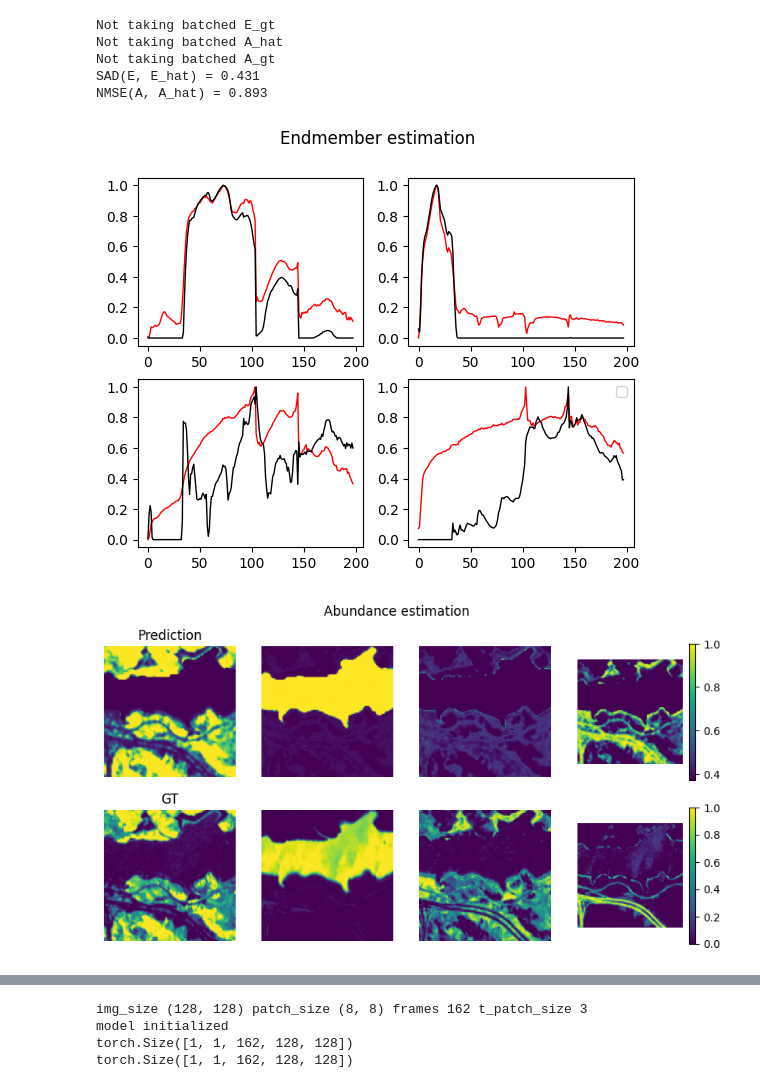
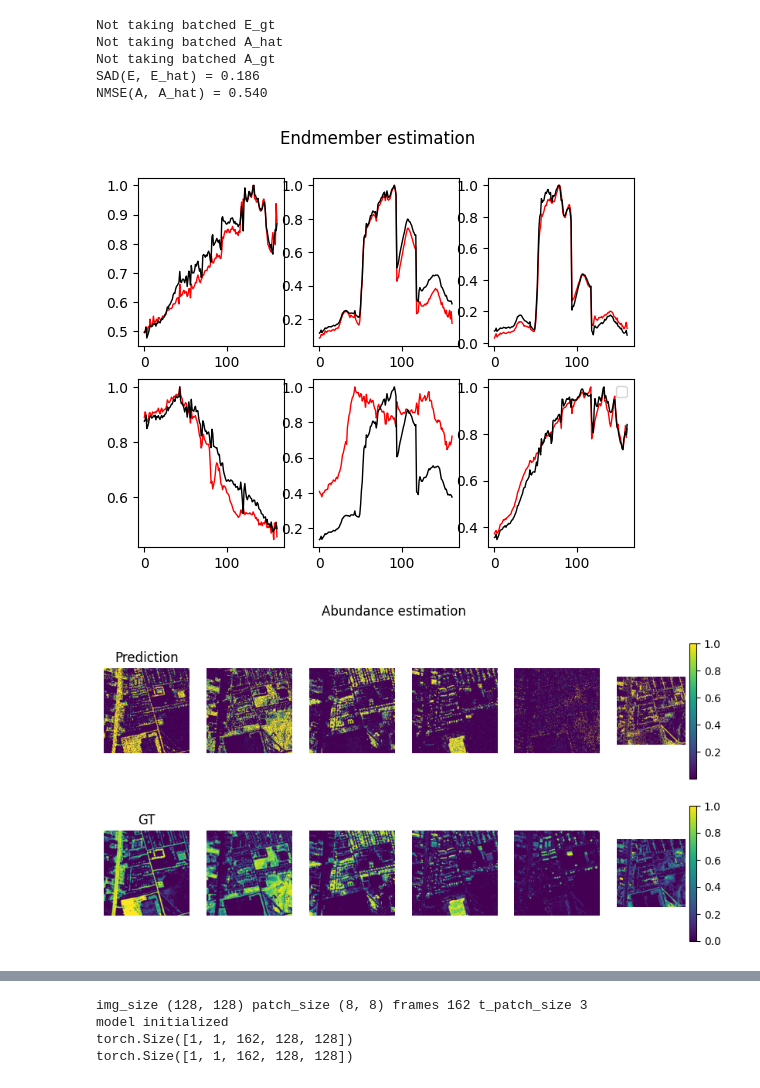
Before and after one commit to edabier/SS-HSU_benchmark, a Jupyter notebook: testing_models.ipynb, the cells around one changed output, grey strips where cells are left out. Cells and saved outputs as stored; diff of their text form; code cells hidden in the pictures.

```diff
--- a/testing_models.ipynb
+++ b/testing_models.ipynb
@@ -20,7 +21,7 @@ else:
     print(f"{torch.cuda.is_available()}")
     dev = "cpu"
 # %%
-dataset = "jasper"
+dataset = "urban"
 data = io.loadmat(f"datasets/{dataset}.mat")
 Y_flat = torch.tensor(data["Y"], dtype=torch.float32)
 Y_flat = utils.normalize(Y_flat)
@@ -34,15 +35,8 @@ B = Y.shape[0]
 H = Y.shape[-1]
 Y = Y.to(torch.float32)
 Y = Y.unsqueeze(0)
-# A = A.unsqueeze(0)
-# Y = Y/torch.max(Y, dim=0)
 
 with open(f"/home/ids/edabier/HSU/SS-HSU_benchmark/datasets/{dataset}_wavelength", "r") as file:
     lines = file.readlines()
     wavelengths = [float(line.strip()) for line in lines if line.strip()]
-
-# model = rsfm.Foundation_model(model_name="DOFA", channels=B, patch_size=patch_size, im_size=H, n_em=c, wavelengths=wavelengths)
-# model.get_adapter_size()
-# F = model.get_features(Y)
-# print(F.shape)
 # %%
@@ -259,24 +214,24 @@ utils.compare_hsis(Y, Y_hat)
 # %%
 # if model.__class__.__name__ == "DeepTrans":
 #     E_hat, A_hat, Y_hat = model(Y)
 #     Y_hat = utils.oneD_to_2d(Y_hat)
 #     A_hat = utils.oneD_to_2d(A_hat)
 # else:
 #     E_hat, A_hat, Y_hat = model(features)
 # if model.__class__.__name__ == "DeepTransDOFA":
 #     A_hat = utils.oneD_to_2d(A_hat)
 if fm_name == "DOFA":
     E_hat, A_hat, Y_hat = model(features)
 elif fm_name == "HyperFree":
     E_hat, A_hat, Y_hat = model(features)
 else:
-    E_hat, A_hat, Y_hat = rsfm.unmix_full_image_hypersigma(Y, model, c, patch_size=patch_size)
+    E_hat, A_hat, Y_hat = rsfm.unmix_full_image_hypersigma(Y, model, fm, c, patch_size=patch_size)
 utils.plot_results(E_hat, A_hat, A, E, normalize_E=True, normalize_A=True)
 # %% [output]
 Not taking batched E_gt
 Not taking batched A_hat
 Not taking batched A_gt
-SAD(E, E_hat) = 0.431
-NMSE(A, A_hat) = 0.893
+SAD(E, E_hat) = 0.186
+NMSE(A, A_hat) = 0.540
-[figure, old version]
+[figure, new version]
-[figure, old version]
+[figure, new version]
```
Also changed, not shown: parts of 18 cells of this notebook, 2 other files.
